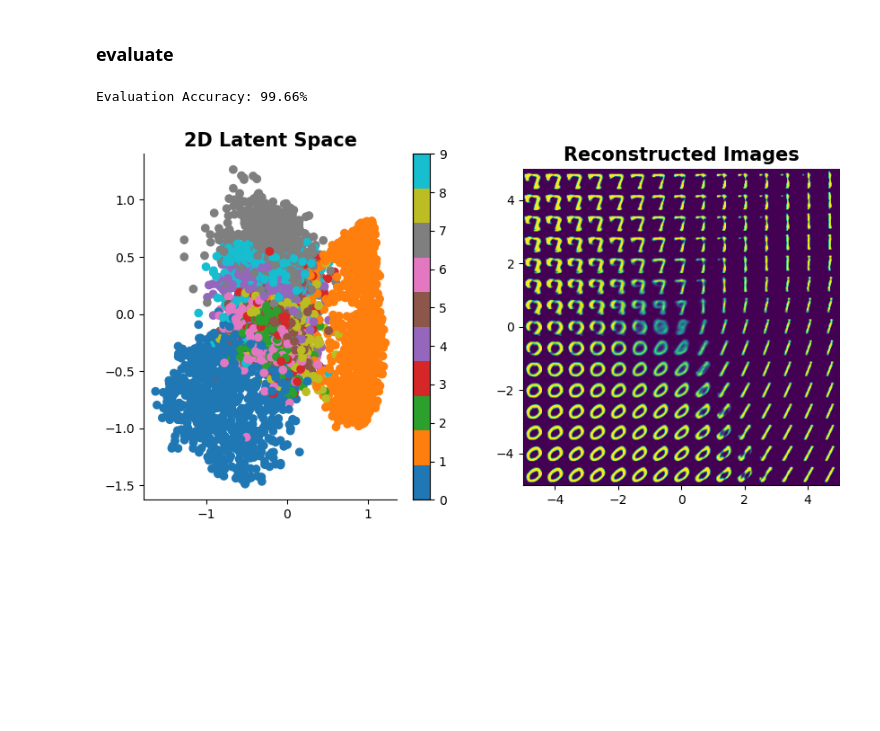
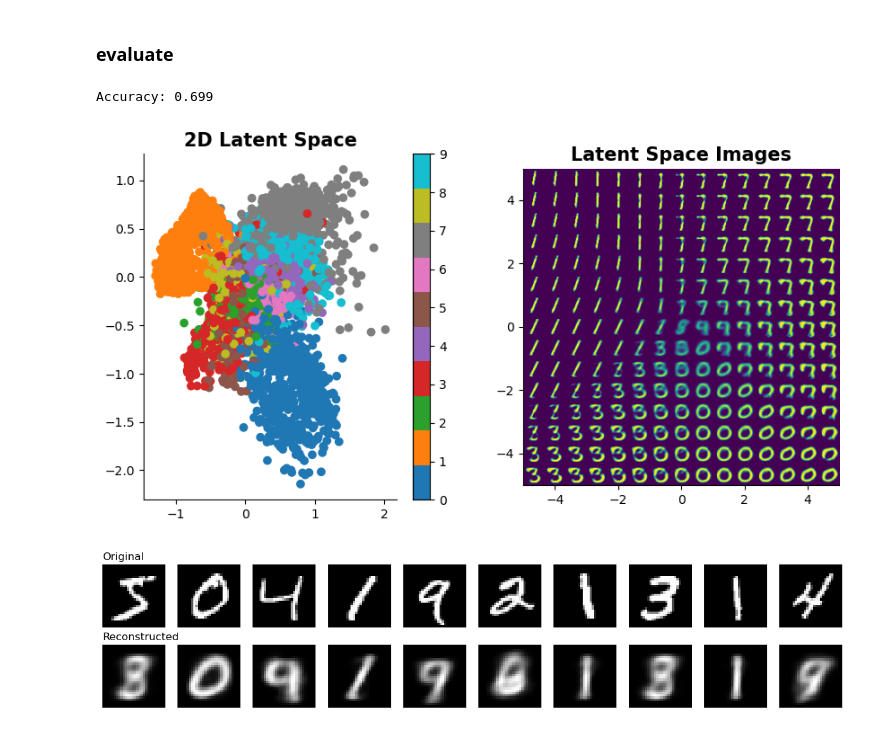
Before and after one commit to emmabacarra/cmbresearch, a Jupyter notebook: autoencoder practice/my vae.ipynb, the cells around one changed output. Drawn from its saved outputs; the diff is of its cells as text; code cells hidden in the pictures; blank space fills up the shorter version.

Commit message:
~70% accuracy

```diff
--- a/autoencoder practice/my vae.ipynb
+++ b/autoencoder practice/my vae.ipynb
@@ -112,7 +112,7 @@ class decoder(nn.Module):
 
         self.decoder = nn.Sequential(
             nn.Linear(latent_dim, num_layers),
-            nn.LeakyReLU(leak),
+            nn.ReLU(),
             nn.Dropout(drop),
             nn.Linear(num_layers, hidden_dim),
             nn.LeakyReLU(leak),
@@ -208,19 +208,23 @@ nnet.train(optimizer=optimizer, epochs=15, x_dim=img_size, lsfn=loss_function)
 # %% [markdown]
 ### evaluate
 # %%
-nnet.evaluate(test_loader, x_dim=img_size)
+nnet.evaluate(test_loader)
 
 plt.figure(figsize = (10, 5))
 
 plt.subplot(1, 2, 1)
 plt.title("2D Latent Space", fontsize = 15, fontweight = 'bold')
 nnet.plat(test_loader)
 sns.despine()
 
 plt.subplot(1, 2, 2)
-plt.title("Reconstructed Images", fontsize = 15, fontweight = 'bold')
+plt.title("Latent Space Images", fontsize = 15, fontweight = 'bold')
 nnet.prec(test_dataset, n=15, rangex=(-5, 5), rangey=(-5, 5))
 sns.despine()
+
+
+nnet.pgen(test_loader, num_images=10)
 # %% [output]
-Evaluation Accuracy: 99.66%
+Accuracy: 0.699
-[figure, old version]
+[figure, new version]
+[figure, added]
```
Also changed, not shown: 1 other file.
